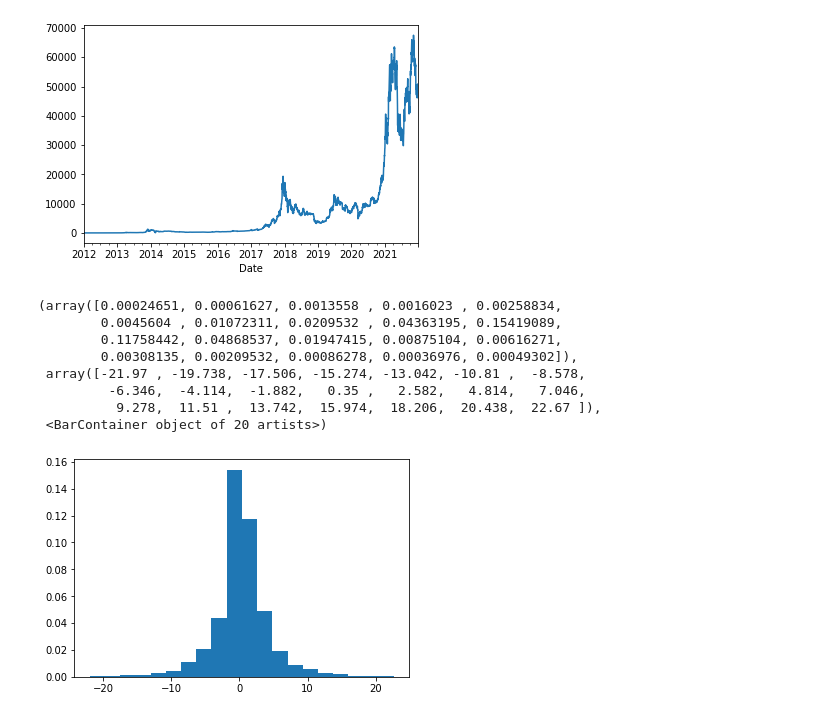
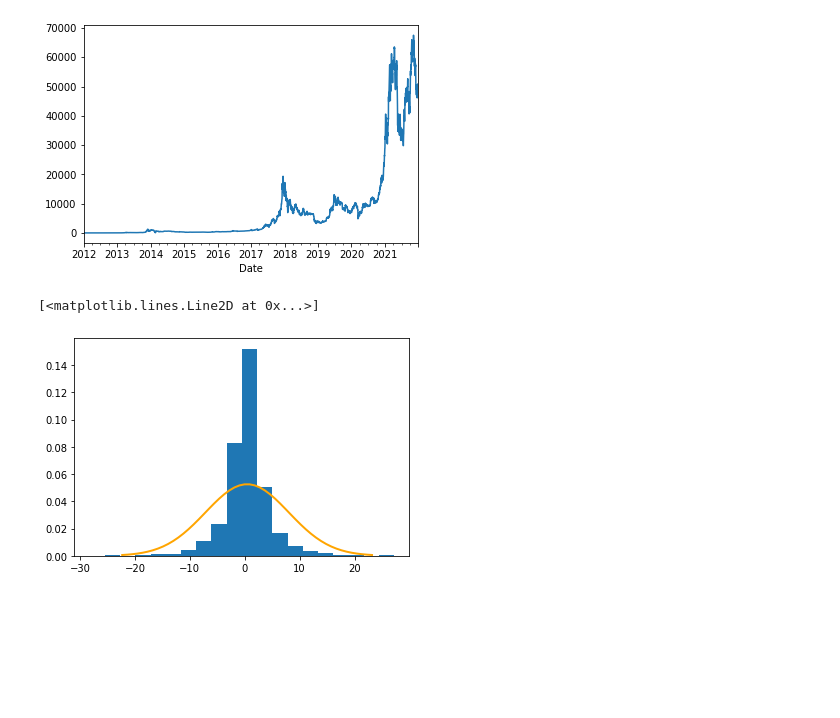
Before and after one commit to killerkitten82/School-Data-Science, a Jupyter notebook: testing/hello.ipynb, the cells around one changed output. Saved outputs shown, nothing was run; the diff lists cells and outputs as text; code cells hidden in the pictures; blank space fills up the shorter version.

```diff
--- a/testing/hello.ipynb
+++ b/testing/hello.ipynb
@@ -40,50 +40,49 @@ import pandas as pd
 import numpy as np
 import matplotlib.pyplot as plt
 from scipy import stats
+from scipy.stats import norm
 
 # path = {"coin_BTC": r"c:\Users\7544501\Documents\School-Data-Science\Unit_3\Data\coin_BTC.csv"}
 
 from dataFilePath import *
 
 path = getFilePaths("Unit_3")
 
 BTCData = pd.read_csv(path["coin_BTC"])
 BTCData.set_index(BTCData["Date"], inplace = True)
 BTCData.drop(columns=["Date"], inplace = True)
 BTCData.index = pd.to_datetime(BTCData.index)
 
 BTCData["Volume"] = BTCData["Vol."]
-
 VolColumnNumber = 6
-
 for i in range(len(BTCData["Vol."])):
-    # BTCData["Volume"][i] = BTCData["Vol."][i][:-1]
     BTCData.iloc[i, -1:] = int(float(BTCData.iloc[i, VolColumnNumber][:-1]) * 1000)
 
 # print(BTCData)
 
-# BTCData.iloc[:30].plot.pie(y="Volume")
-
 # plt.hist(BTCData.loc[BTCData["Change %"] != 336.84, "Change %"], bins=10, density=True)
 
-# print(BTCData.loc[BTCData["Change %"] != 336.84, "Change %"].max())
-
-# print(BTCData.drop(index=[pd.to_datetime("2014-02-26"), pd.to_datetime("2014-02-22")])["Change %"].max())
+# plt.hist(BTCData["Change %"], bins=20, density=True)
 
 # BTCData[(np.abs(stats.zscore(BTCData["Change %"])) < 3)] remove outliers
 
-plt.hist(BTCData[(np.abs(stats.zscore(BTCData["Change %"])) < 3)]["Change %"], bins=20, density=True)
+# plt.hist(BTCData[(np.abs(stats.zscore(BTCData["Change %"])) < 3)]["Change %"], bins=20, density=True)
+
+plt.hist(BTCData[(np.abs(stats.zscore(BTCData["Change %"])) < 4)]["Change %"], bins=20, density=True)
+
+mean = BTCData["Change %"].mean()
+median = BTCData["Change %"].median()
+std = BTCData["Change %"].std()
+
+xmin = mean - 3 * std
+xmax = mean + 3 * std
+
+x = np.linspace(xmin, xmax)
+y = norm.pdf(x, mean, std)
+
+plt.plot(x, y, color="orange", linewidth=2)
 
 # plt.hist(BTCData.drop(index=[pd.to_datetime("2014-02-26"), pd.to_datetime("2014-02-22")])["Change %"], bins=10, density=True)
-
-# plt.boxplot(BTCData["Change %"])
 # %% [output]
-(array([0.00024651, 0.00061627, 0.0013558 , 0.0016023 , 0.00258834,
-        0.0045604 , 0.01072311, 0.0209532 , 0.04363195, 0.15419089,
-        0.11758442, 0.04868537, 0.01947415, 0.00875104, 0.00616271,
-        0.00308135, 0.00209532, 0.00086278, 0.00036976, 0.00049302]),
- array([-21.97 , -19.738, -17.506, -15.274, -13.042, -10.81 ,  -8.578,
-         -6.346,  -4.114,  -1.882,   0.35 ,   2.582,   4.814,   7.046,
-          9.278,  11.51 ,  13.742,  15.974,  18.206,  20.438,  22.67 ]),
- <BarContainer object of 20 artists>)
+[<matplotlib.lines.Line2D at 0x...>]
-[figure, old version]
+[figure, new version]
```
Also changed, not shown: parts of 2 cells of this notebook, 1 other file.
